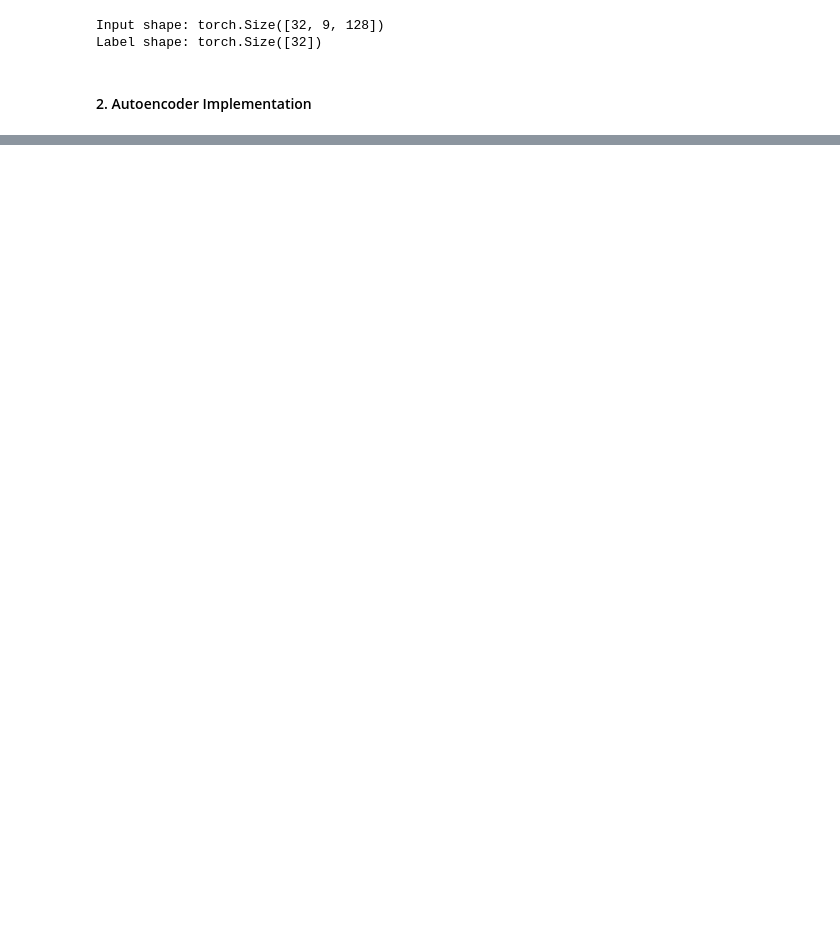
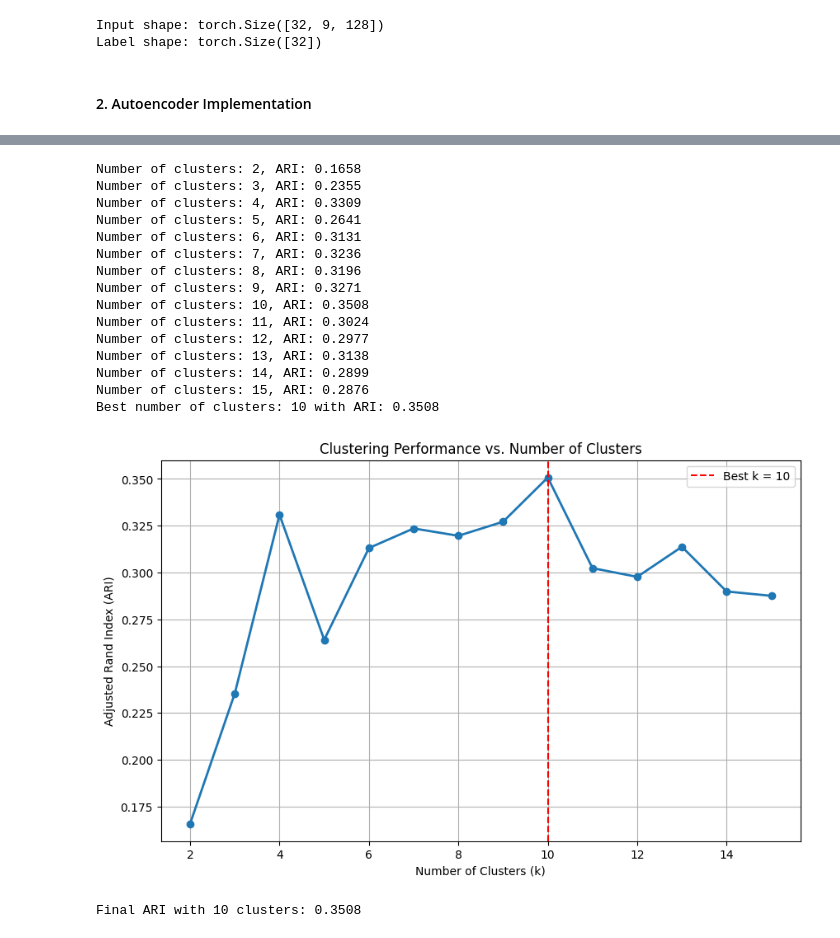
Before and after one commit to kkipngenokoech/MathsRequiredForAI, a Jupyter notebook: INTRO TO ML/HW4/q4.ipynb, the cells around one changed output, grey strips where cells are left out. Cells and saved outputs as stored; diff of their text form; code cells hidden in the pictures; blank space fills up the shorter version.

```diff
--- a/INTRO TO ML/HW4/q4.ipynb
+++ b/INTRO TO ML/HW4/q4.ipynb
@@ -707 +746,65 @@ plt.show()
+# %%
+# Adjusted Rand Index (ARI) for the embeddings
+from sklearn.cluster import KMeans
+from sklearn.metrics import adjusted_rand_score
+import numpy as np
+import matplotlib.pyplot as plt
+
+ari_scores = []
+for k in range(2, 16):
+    # Perform K-means clustering
+    kmeans = KMeans(n_clusters=k, random_state=42, n_init=10)
+    cluster_labels = kmeans.fit_predict(embeddings)
+
+    # Calculate ARI
+    ari = adjusted_rand_score(labels, cluster_labels)
+    ari_scores.append(ari)
+    print(f"Number of clusters: {k}, ARI: {ari:.4f}")
+
+# Find the best k
+best_k = np.argmax(ari_scores) + 2  # +2 because we started from k=2
+print(f"Best number of clusters: {best_k} with ARI: {ari_scores[best_k-2]:.4f}")
+
+# Plotting ARI Scores
+plt.figure(figsize=(10, 6))
+plt.plot(range(2, 16), ari_scores, marker='o', linestyle='-', linewidth=2)
+plt.axvline(x=best_k, color='r', linestyle='--', label=f'Best k = {best_k}')
+plt.grid(True)
+plt.xlabel('Number of Clusters (k)')
+plt.ylabel('Adjusted Rand Index (ARI)')
+plt.title('Clustering Performance vs. Number of Clusters')
+plt.legend()
+plt.savefig('ari_scores.pdf', format='pdf', dpi=300, bbox_inches='tight')
+plt.show()
+
+# Perform clustering with the best k
+best_kmeans = KMeans(n_clusters=best_k, random_state=42, n_init=10)
+best_cluster_labels = best_kmeans.fit_predict(embeddings)
+
+# Get the final ARI score
+final_ari = adjusted_rand_score(labels, best_cluster_labels)
+print(f"Final ARI with {best_k} clusters: {final_ari:.4f}")
+
+# Compare with previous ARI from hand-engineered features
+# Assuming you have a previous ARI score from part 4.2
+# print(f"Previous ARI from hand-engineered features: {previous_ari:.4f}")
+# print(f"Difference: {final_ari - previous_ari:.4f}")
+# %% [output]
+Number of clusters: 2, ARI: 0.1658
+Number of clusters: 3, ARI: 0.2355
+Number of clusters: 4, ARI: 0.3309
+Number of clusters: 5, ARI: 0.2641
+Number of clusters: 6, ARI: 0.3131
+Number of clusters: 7, ARI: 0.3236
+Number of clusters: 8, ARI: 0.3196
+Number of clusters: 9, ARI: 0.3271
+Number of clusters: 10, ARI: 0.3508
+Number of clusters: 11, ARI: 0.3024
+Number of clusters: 12, ARI: 0.2977
+Number of clusters: 13, ARI: 0.3138
+Number of clusters: 14, ARI: 0.2899
+Number of clusters: 15, ARI: 0.2876
+Best number of clusters: 10 with ARI: 0.3508
+[figure, added]
+Final ARI with 10 clusters: 0.3508
 # %%
```
Also changed, not shown: parts of 7 cells of this notebook, 3 other files.
